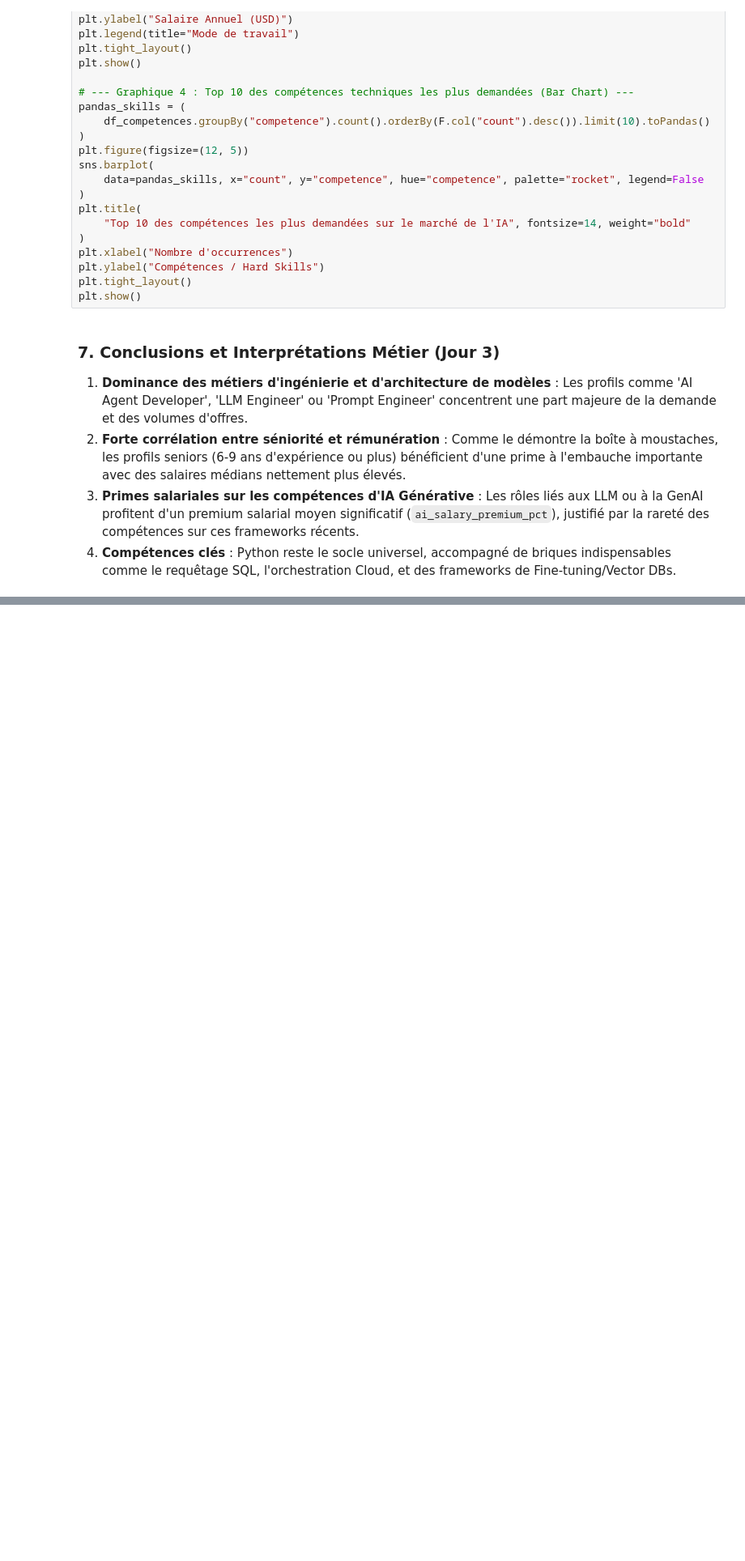
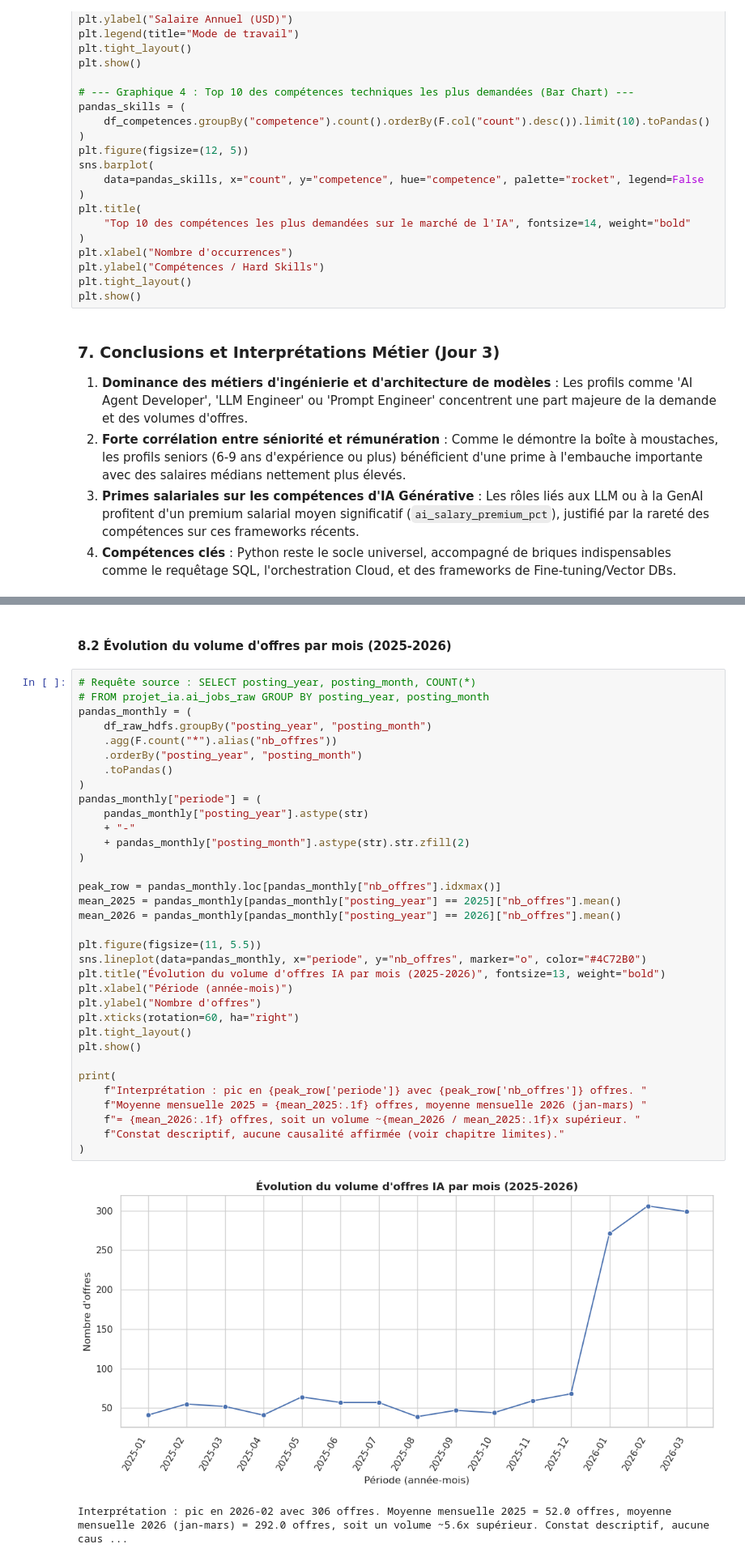
Before and after one commit to PaulPerigault/bigdata-ai-jobs-market, a Jupyter notebook: src/Analyse_Marche_Emploi_IA_PySpark.ipynb, the cells around one changed output, grey strips where cells are left out. Shown at 81% size. Saved outputs shown, nothing was run; the diff lists cells and outputs as text; blank space fills up the shorter version.

```diff
--- a/src/Analyse_Marche_Emploi_IA_PySpark.ipynb
+++ b/src/Analyse_Marche_Emploi_IA_PySpark.ipynb
@@ -279,0 +338,39 @@ plt.show()
+# %% [markdown]
+#### 8.2 Évolution du volume d'offres par mois (2025-2026)
+# %%
+# Requête source : SELECT posting_year, posting_month, COUNT(*)
+# FROM projet_ia.ai_jobs_raw GROUP BY posting_year, posting_month
+pandas_monthly = (
+    df_raw_hdfs.groupBy("posting_year", "posting_month")
+    .agg(F.count("*").alias("nb_offres"))
+    .orderBy("posting_year", "posting_month")
+    .toPandas()
+)
+pandas_monthly["periode"] = (
+    pandas_monthly["posting_year"].astype(str)
+    + "-"
+    + pandas_monthly["posting_month"].astype(str).str.zfill(2)
+)
+
+peak_row = pandas_monthly.loc[pandas_monthly["nb_offres"].idxmax()]
+mean_2025 = pandas_monthly[pandas_monthly["posting_year"] == 2025]["nb_offres"].mean()
+mean_2026 = pandas_monthly[pandas_monthly["posting_year"] == 2026]["nb_offres"].mean()
+
+plt.figure(figsize=(11, 5.5))
+sns.lineplot(data=pandas_monthly, x="periode", y="nb_offres", marker="o", color="#4C72B0")
+plt.title("Évolution du volume d'offres IA par mois (2025-2026)", fontsize=13, weight="bold")
+plt.xlabel("Période (année-mois)")
+plt.ylabel("Nombre d'offres")
+plt.xticks(rotation=60, ha="right")
+plt.tight_layout()
+plt.show()
+
+print(
+    f"Interprétation : pic en {peak_row['periode']} avec {peak_row['nb_offres']} offres. "
+    f"Moyenne mensuelle 2025 = {mean_2025:.1f} offres, moyenne mensuelle 2026 (jan-mars) "
+    f"= {mean_2026:.1f} offres, soit un volume ~{mean_2026 / mean_2025:.1f}x supérieur. "
+    f"Constat descriptif, aucune causalité affirmée (voir chapitre limites)."
+)
+# %% [output]
+[figure, added]
+Interprétation : pic en 2026-02 avec 306 offres. Moyenne mensuelle 2025 = 52.0 offres, moyenne mensuelle 2026 (jan-mars) = 292.0 offres, soit un volume ~5.6x supérieur. Constat descriptif, aucune caus ...
```
Also changed, not shown: parts of 12 cells of this notebook, 10 other files.
